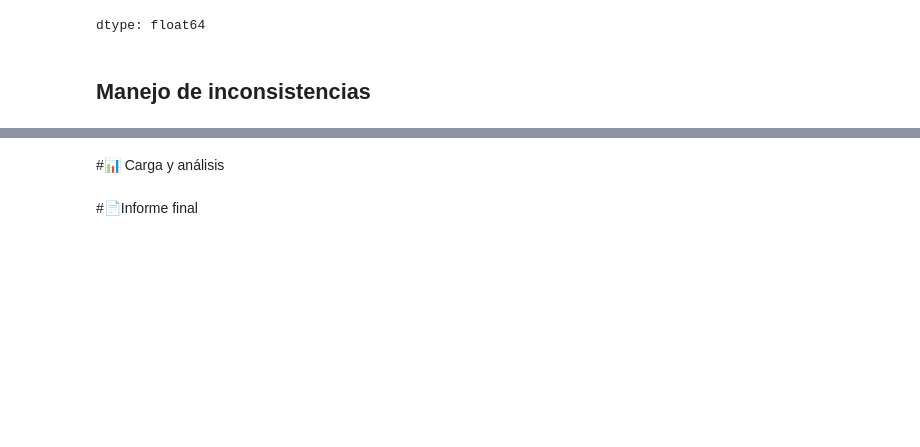
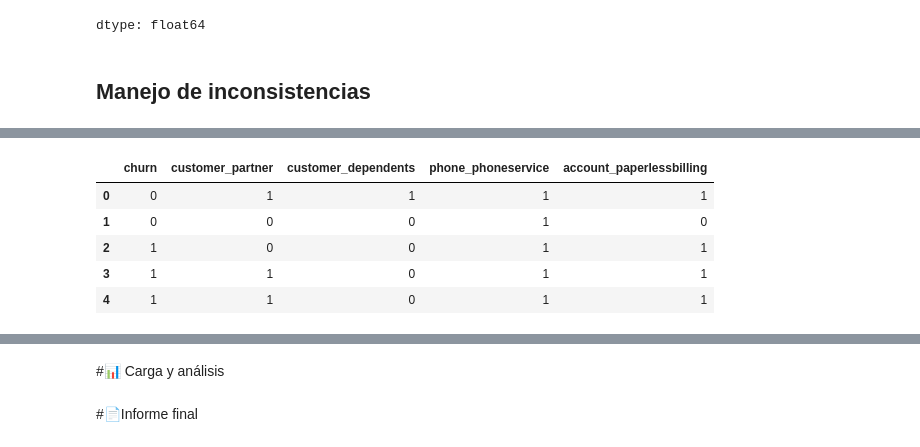
Before and after one commit to epjuarez/alura-challenge-telecomx, a Jupyter notebook: TelecomX_LATAM.ipynb, the cells around one changed output, grey strips where cells are left out. Saved outputs shown, nothing was run; the diff lists cells and outputs as text; code cells hidden in the pictures; blank space fills up the shorter version.

```diff
--- a/TelecomX_LATAM.ipynb
+++ b/TelecomX_LATAM.ipynb
@@ -241,0 +267,5 @@ dtype: float64
+# %%
+for col in df.select_dtypes(include='object').columns:
+    print("Columna:", col)
+    print(df[col].unique())
+    print("------")
@@ -241,0 +292,2 @@ dtype: float64
+# %%
+df.columns = df.columns.str.lower().str.replace('.', '_')
@@ -241,0 +306,3 @@ dtype: float64
+# %%
+for col in df.select_dtypes(include='object').columns:
+    df[col] = df[col].str.strip().str.lower()
@@ -241,0 +321,20 @@ dtype: float64
+# %%
+binary_cols = [
+    'churn',
+    'customer_partner',
+    'customer_dependents',
+    'phone_phoneservice',
+    'account_paperlessbilling'
+]
+
+for col in binary_cols:
+    df[col] = df[col].replace({'yes': 1, 'no': 0})
+# %%
+df[binary_cols].head()
+# %% [output]
+|  | churn | customer_partner | customer_dependents | phone_phoneservice | account_paperlessbilling |
+| 0 | 0 | 1 | 1 | 1 | 1 |
+| 1 | 0 | 0 | 0 | 1 | 0 |
+| 2 | 1 | 0 | 0 | 1 | 1 |
+| 3 | 1 | 1 | 0 | 1 | 1 |
+| 4 | 1 | 1 | 0 | 1 | 1 |
```
Also changed, not shown: parts of 8 cells of this notebook.
